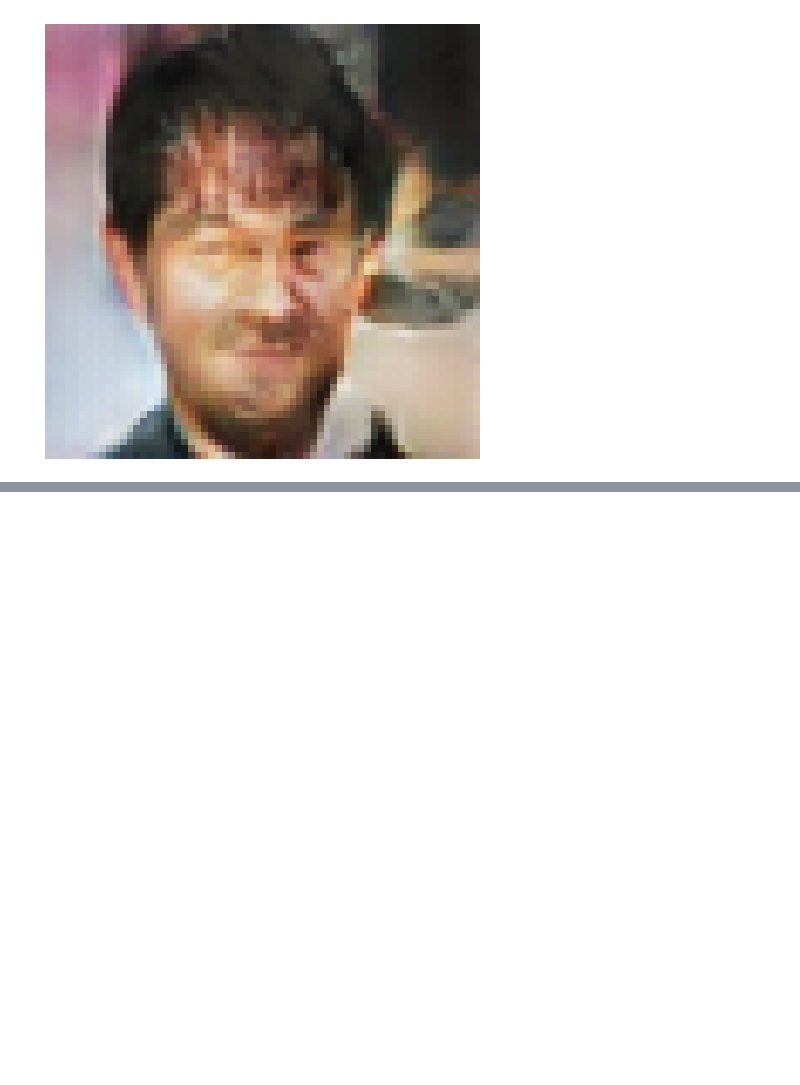
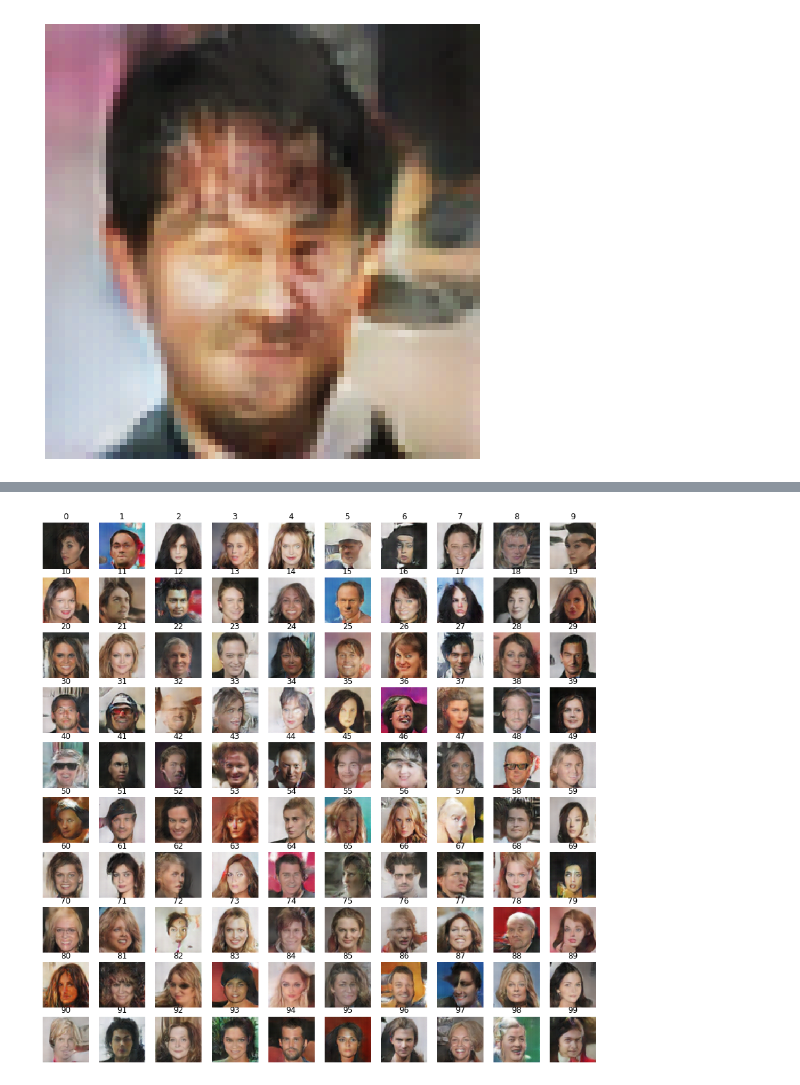
Before and after one commit to spetryk/ai4all2020, a Jupyter notebook: 2-Exploring the fake image space.ipynb, the cells around one changed output, grey strips where cells are left out. Drawn from its saved outputs; the diff is of its cells as text; code cells hidden in the pictures; blank space fills up the shorter version.

Commit message:
latent space bonus setup, waiting for trained model

```diff
--- a/2-Exploring the fake image space.ipynb
+++ b/2-Exploring the fake image space.ipynb
@@ -146,0 +153,9 @@ HTML(ani.to_jshtml())
+# %%
+num_samples = 100
+noise = torch.randn(num_samples, noise_size,1,1)
+
+images = []
+for i in range(num_samples):
+    print(i)
+    image = generator(noise[i].unsqueeze(0))
+    images.append(generator(noise))
@@ -146,0 +180,27 @@ HTML(ani.to_jshtml())
+# %%
+
+
+fig, ax = plt.subplots(10,10,figsize=(15,15))
+for row in range(10):
+    for column in range(10):
+        ax[row, column].axis('off')
+
+row = 0
+column = 0
+for i in range(num_samples):
+    image = visualize(images[0][i].detach())
+
+    ax[row, column].set_title(i)
+    ax[row, column].imshow(image)
+
+    column += 1
+    if column == 10:
+        column = 0
+        row += 1
+
+plt.show()
+
+# TODO: once final model is trained, cherry-pick images of smiling woman, neutral woman, and neutral man.
+# Then we'll save the noise vectors to load in the future
+# %% [output]
+[figure, added]
```
Also changed, not shown: parts of 5 cells of this notebook.
